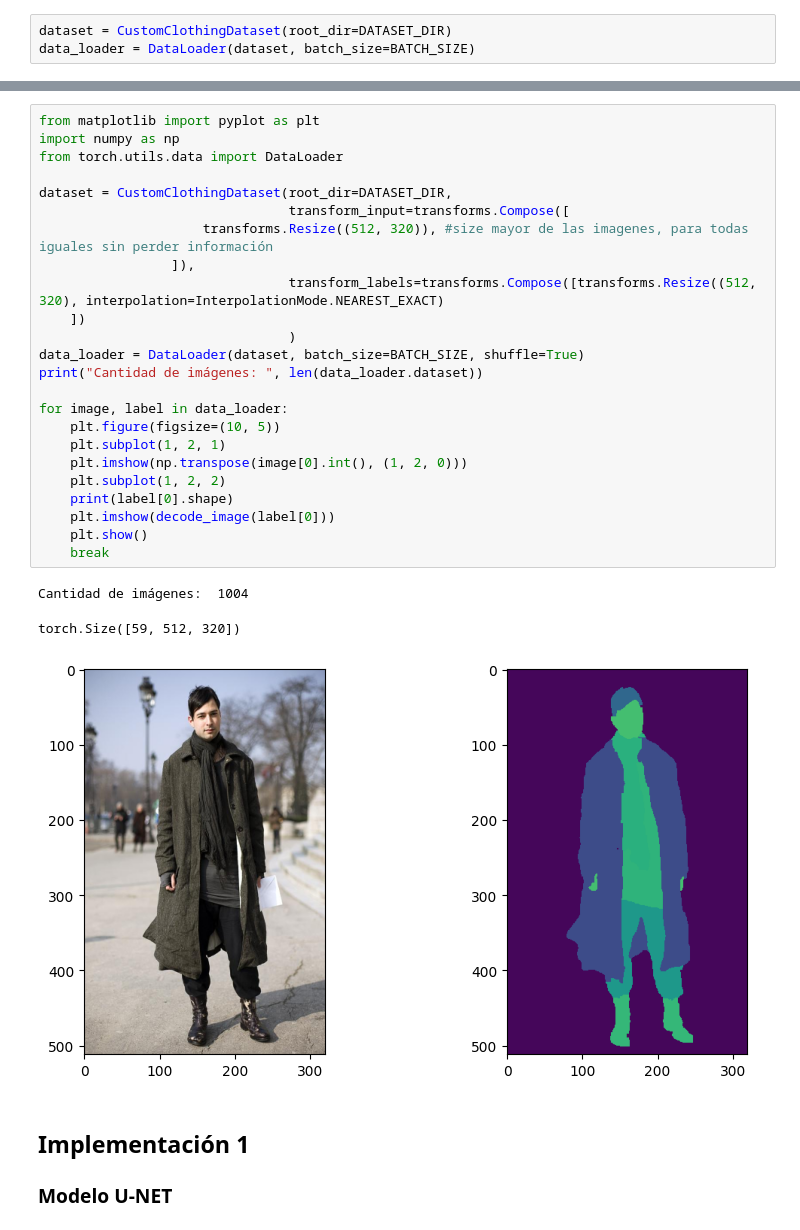
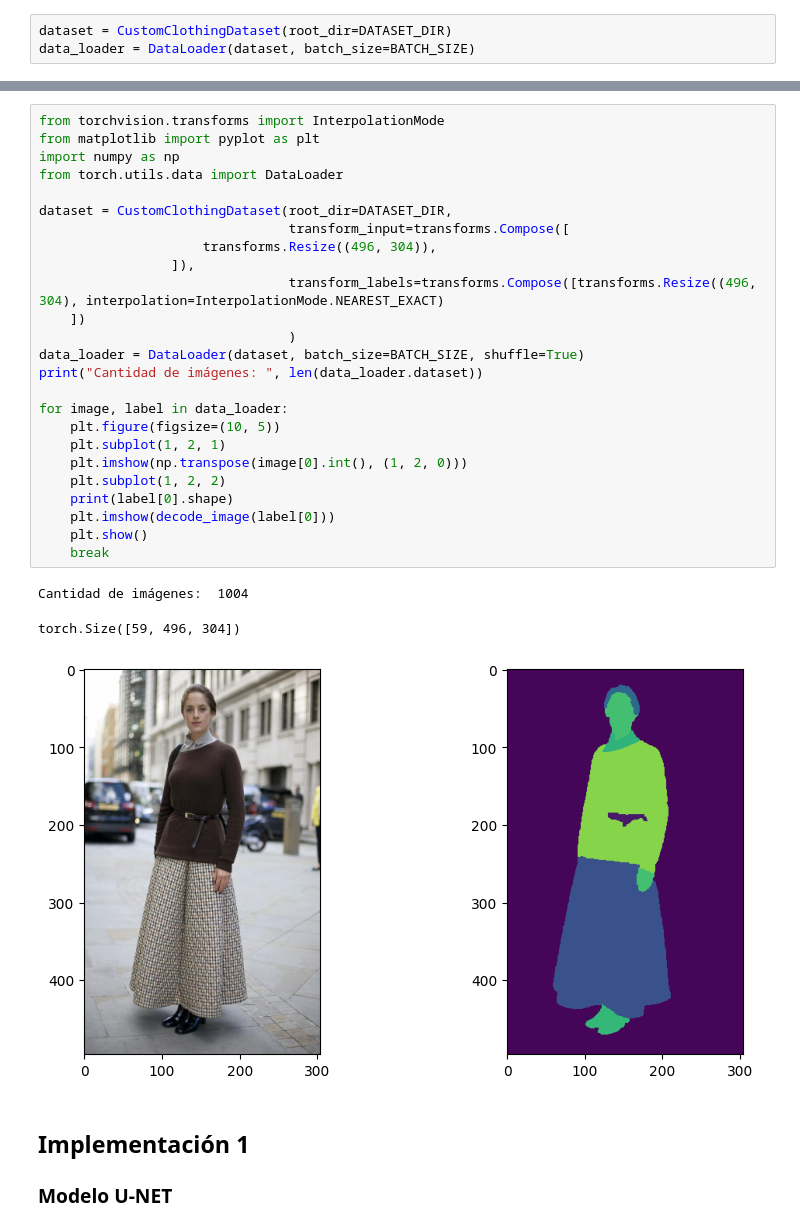
Before and after one commit to KrishT97/ClothVision, a Jupyter notebook: project.ipynb, the cells around one changed output, grey strips where cells are left out. Saved outputs shown, nothing was run; the diff lists cells and outputs as text.

```diff
--- a/project.ipynb
+++ b/project.ipynb
@@ -208,31 +167,32 @@ plt.imshow(decode_image(label))
 # %%
+from torchvision.transforms import InterpolationMode
 from matplotlib import pyplot as plt
 import numpy as np
 from torch.utils.data import DataLoader
 
 dataset = CustomClothingDataset(root_dir=DATASET_DIR,
                                 transform_input=transforms.Compose([
-                     transforms.Resize((512, 320)), #size mayor de las imagenes, para todas iguales sin perder información
+                     transforms.Resize((496, 304)),
                  ]),
-                                transform_labels=transforms.Compose([transforms.Resize((512, 320), interpolation=InterpolationMode.NEAREST_EXACT)
+                                transform_labels=transforms.Compose([transforms.Resize((496, 304), interpolation=InterpolationMode.NEAREST_EXACT)
     ])
                                 )
 data_loader = DataLoader(dataset, batch_size=BATCH_SIZE, shuffle=True)
 print("Cantidad de imágenes: ", len(data_loader.dataset))
 
 for image, label in data_loader:
     plt.figure(figsize=(10, 5))
     plt.subplot(1, 2, 1)
     plt.imshow(np.transpose(image[0].int(), (1, 2, 0)))
     plt.subplot(1, 2, 2)
     print(label[0].shape)
     plt.imshow(decode_image(label[0]))
     plt.show()
     break
 # %% [output]
 Cantidad de imágenes:  1004
-torch.Size([59, 512, 320])
+torch.Size([59, 496, 304])
-[figure, old version]
+[figure, new version]
 # %% [markdown]
 ## Implementación 1
 ### Modelo U-NET
```
Also changed, not shown: parts of 31 cells of this notebook, 14 other files.
